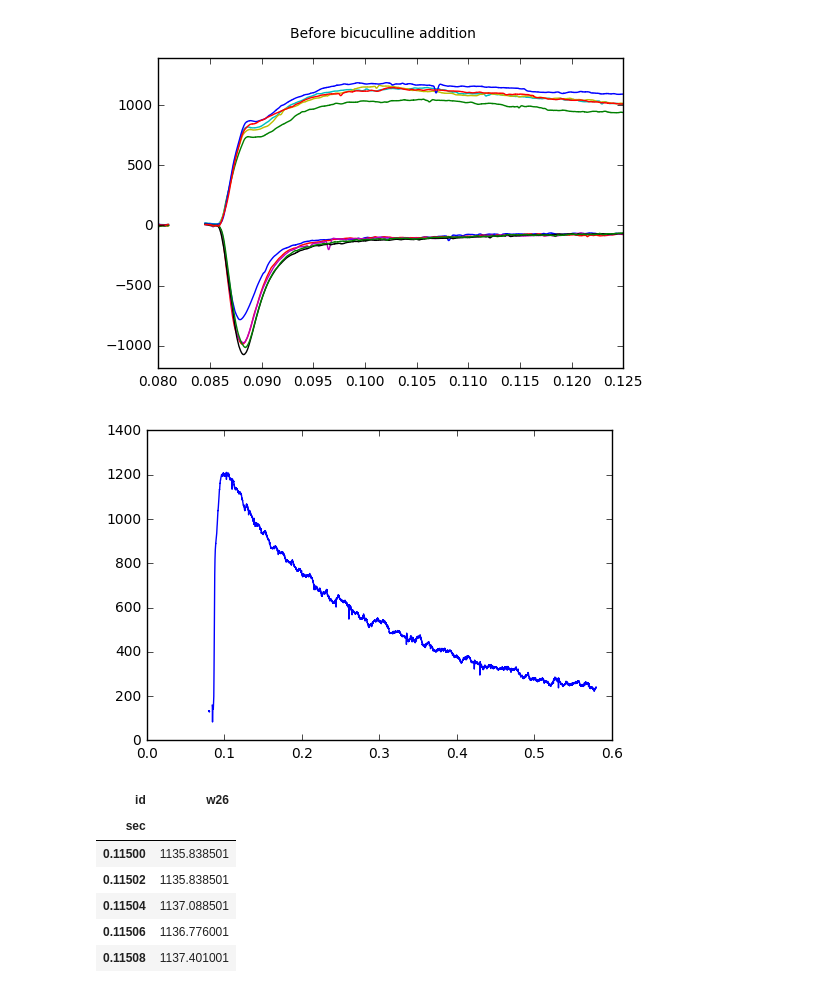
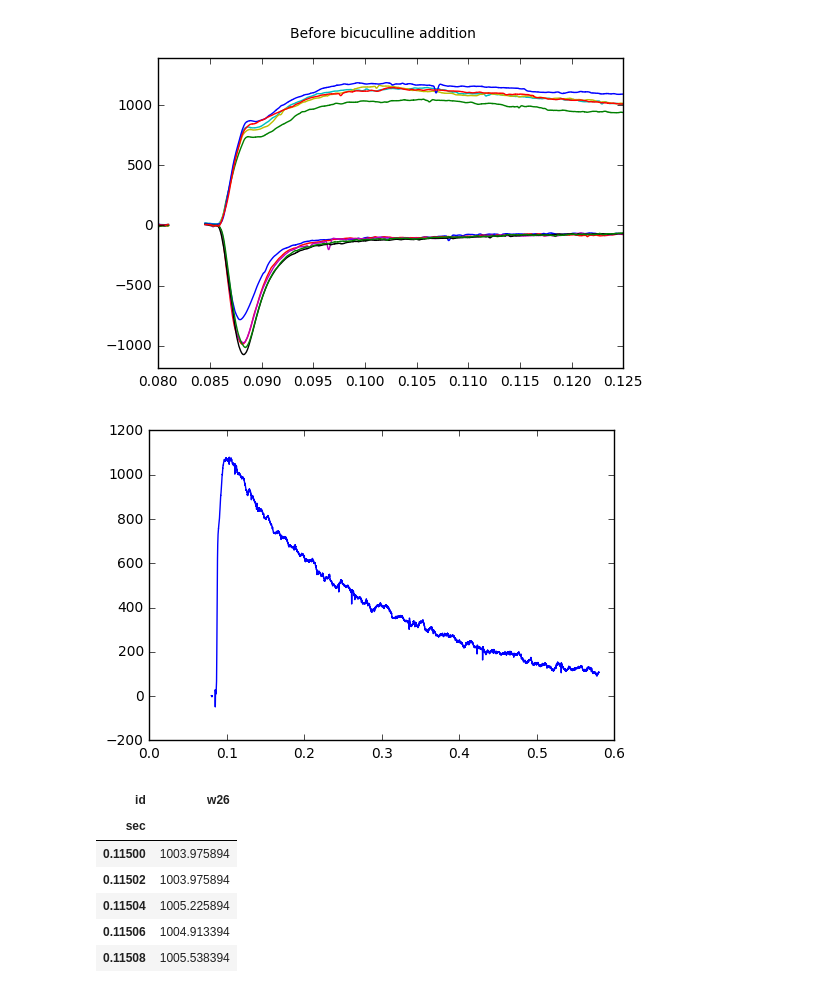
Before and after one commit to yuwie10/ephysAnalysis, a Jupyter notebook: ephysAnalysis.ipynb, the cells around one changed output. Saved outputs shown, nothing was run; the diff lists cells and outputs as text; code cells hidden in the pictures.

```diff
--- a/ephysAnalysis.ipynb
+++ b/ephysAnalysis.ipynb
@@ -22,7 +22,7 @@ def normalizeTraces(df) :
     baseline = df[endCap:firstArtBegin]
     baseline = baseline.dropna(axis = 0)
     avgBaseline = baseline.apply(np.mean, axis = 0)
-    normalizedTraces = wavesToAnalyze - avgBaseline
+    normalizedTraces = df - avgBaseline
     return(normalizedTraces)
 
 #Fxn to select specific traces by notes column
@@ -232,21 +232,22 @@ plt.show()
 [figure]
 # %%
 tauTrace = findTauTrace(igor)
-plt.plot(tauTrace)
+tauTraceNorm = normalizeTraces(tauTrace)
+plt.plot(tauTraceNorm)
 plt.show()
 # %% [output]
-[figure, old version]
+[figure, new version]
 # %%
-curveToFit = tauTrace[beginTau:endTau]
+curveToFit = tauTraceNorm[beginTau:endTau]
 curveToFit.head()
 # %% [output]
 | id | w26 |
 | sec |  |
-| 0.11500 | 1135.838501 |
-| 0.11502 | 1135.838501 |
-| 0.11504 | 1137.088501 |
-| 0.11506 | 1136.776001 |
-| 0.11508 | 1137.401001 |
+| 0.11500 | 1003.975894 |
+| 0.11502 | 1003.975894 |
+| 0.11504 | 1005.225894 |
+| 0.11506 | 1004.913394 |
+| 0.11508 | 1005.538394 |
 # %%
 pA = np.log(np.array(curveToFit['w26']))
 pA
```
Also changed, not shown: parts of 4 cells of this notebook.
